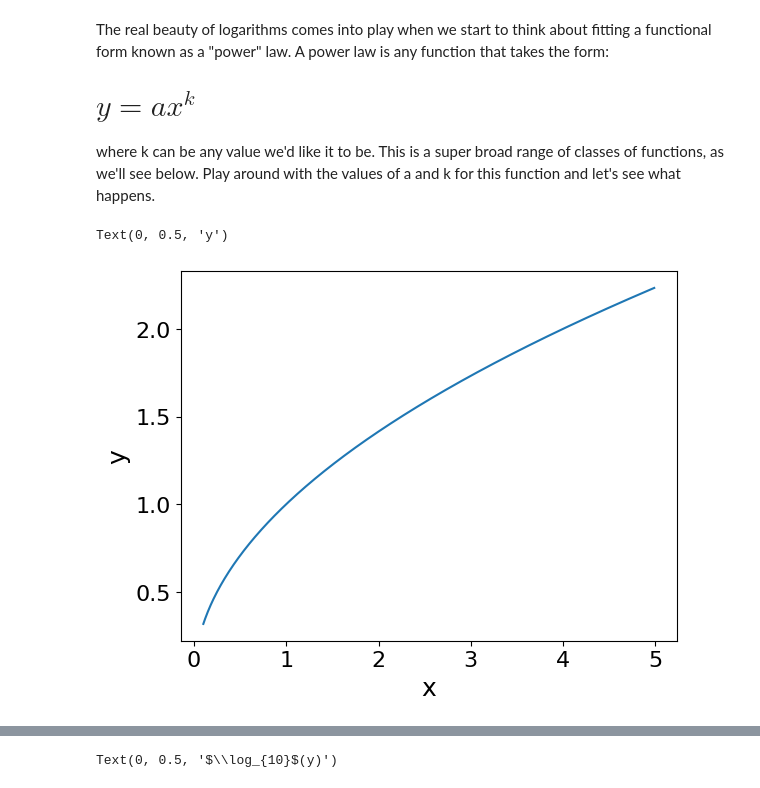
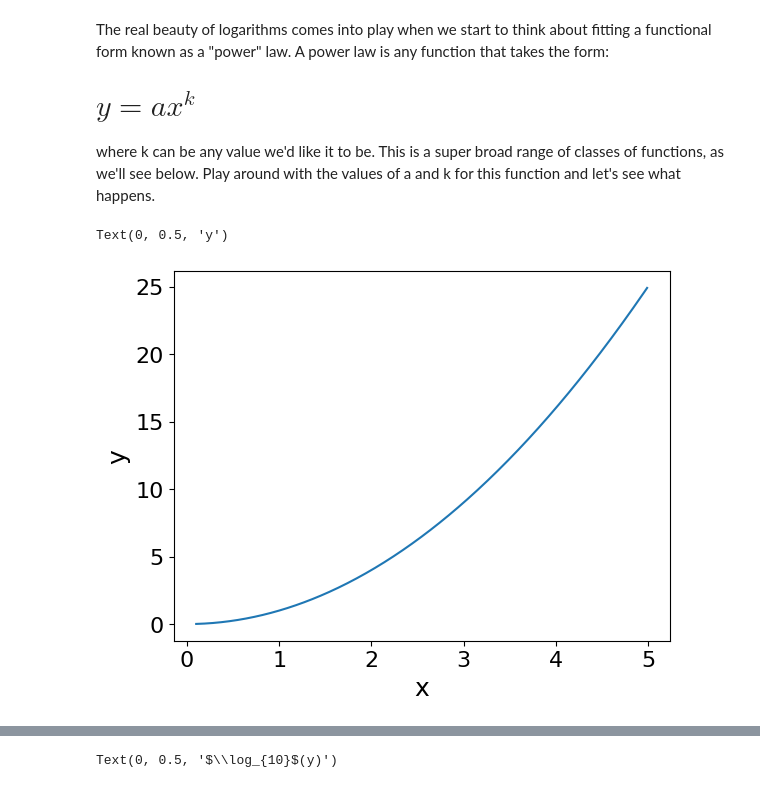
Before and after one commit to walipalmer/CFR-2024, a Jupyter notebook: module_stats/statistics5.ipynb, the cells around one changed output, grey strips where cells are left out. Drawn from its saved outputs; the diff is of its cells as text; code cells hidden in the pictures.

```diff
--- a/module_stats/statistics5.ipynb
+++ b/module_stats/statistics5.ipynb
@@ -288,18 +288,18 @@ where k can be any value we'd like it to be. This is a super broad range of clas
 # %%
 def power_law(x, a, k):
     return a * x**k
 
 a = 1
-k = 0.5
+k = 2
 
 x_arr = np.arange(0.1,5, 0.01)
 
 plt.plot(x_arr, power_law(x_arr, a, k))
 plt.xlabel('x')
 plt.ylabel('y')
 # %% [output]
 Text(0, 0.5, 'y')
-[figure, old version]
+[figure, new version]
 # %% [markdown]
 As you can see, there are all kinds of shapes that this function can take. But let's take the logarithm of both sides, so that our function is instead plotted as x versus y:
 
```
Also changed, not shown: parts of 4 cells of this notebook, 3 other files.
